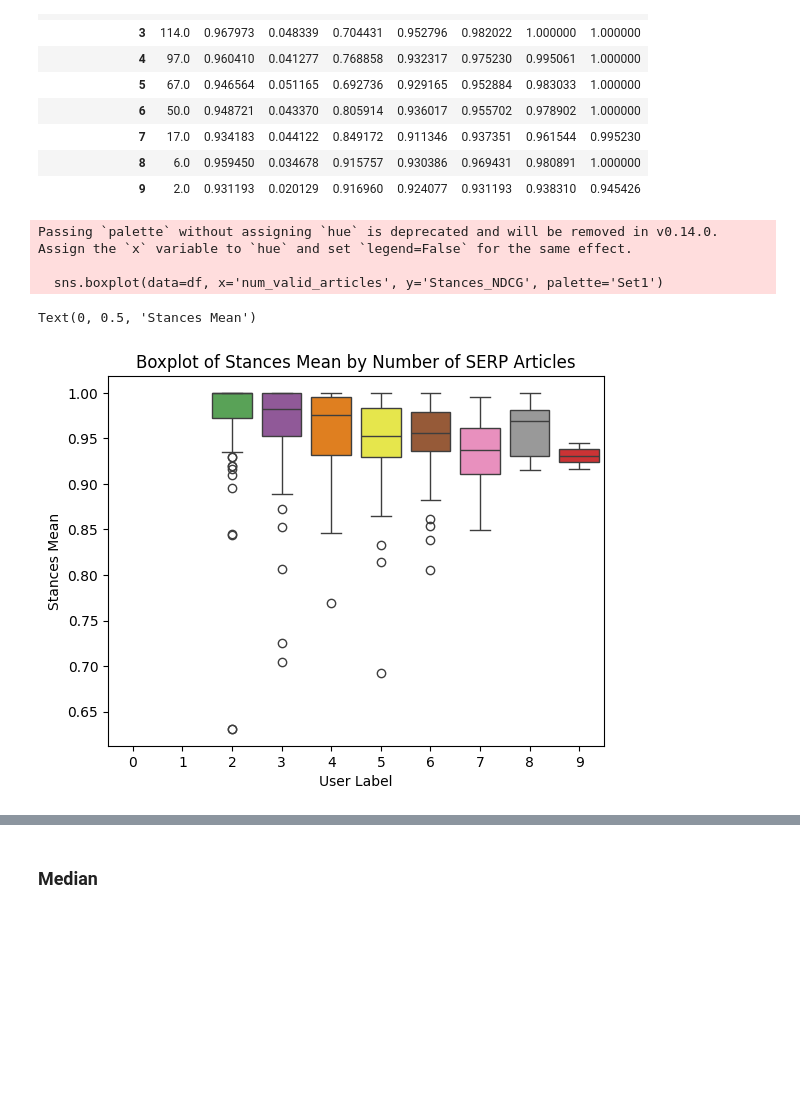
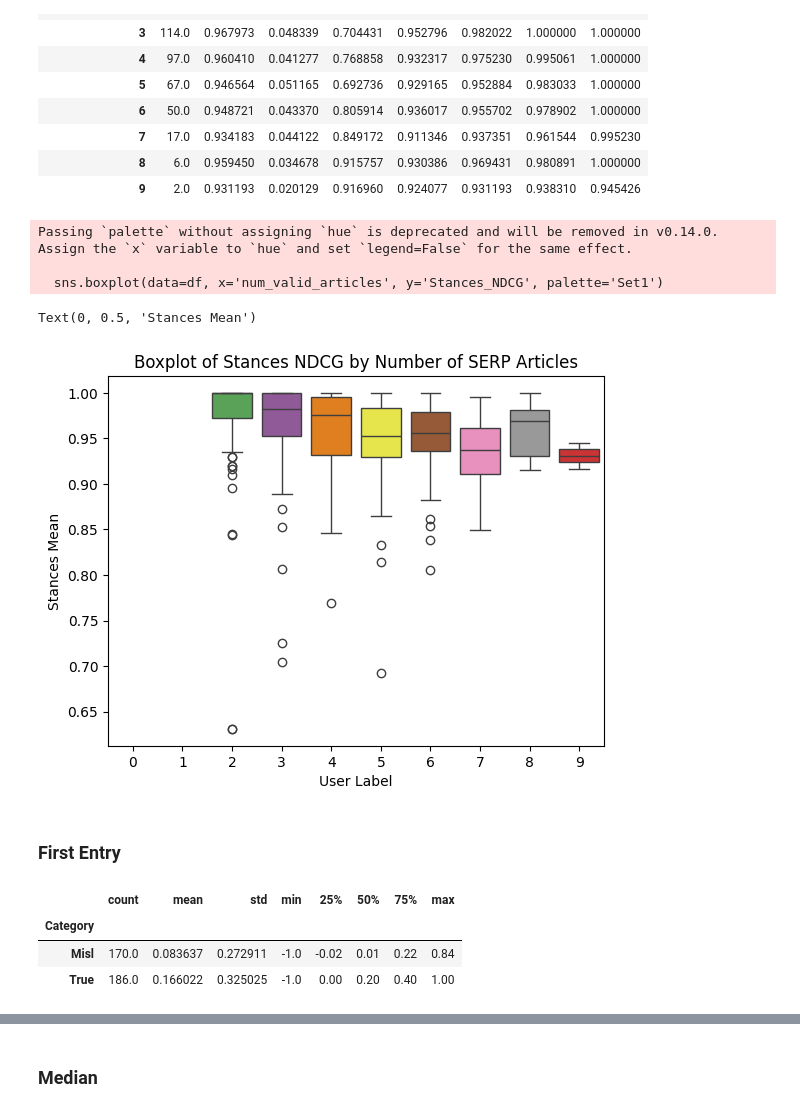
Before and after one commit to danielbauer1860/vericlaim, a Jupyter notebook: score_calculation/feature_exploration.ipynb, the cells around one changed output, grey strips where cells are left out. Drawn from its saved outputs; the diff is of its cells as text; code cells hidden in the pictures; blank space fills up the shorter version.

```diff
--- a/score_calculation/feature_exploration.ipynb
+++ b/score_calculation/feature_exploration.ipynb
@@ -66,11 +71,6 @@ def retrieve_params(label_dict_list, positions=False, headlines=False):
         for claim_pair in article['comparisons']: #this is the "article level"; here we can retrieve relative claim position and the bool headline info
             relation = claim_pair['relation']
 
-            # fm_claim_positions = []
-            # serp_claim_positions = []
-            # fm_claim_headlines = []
-            # serp_claim_headlines = []
-
             if relation == 0: #skip unrelated claims
                 continue
 
@@ -83,16 +83,8 @@ def retrieve_params(label_dict_list, positions=False, headlines=False):
                 fm_claim_headline = claim_pair['fm_claim_headline']
                 serp_claim_headline = claim_pair['serp_claim_headline']
 
-                # fm_claim_positions.append(fm_claim_position)
-                # serp_claim_positions.append(serp_claim_position)
-                # fm_claim_headlines.append(fm_claim_headline)
-                # serp_claim_headlines.append(serp_claim_headline)
             except:
                 pass
-                # fm_claim_positions.append(np.nan)
-                # serp_claim_positions.append(np.nan)
-                # fm_claim_headlines.append(np.nan)
-                # serp_claim_headlines.append(np.nan)
 
             if not positions and not headlines: #calculate article stance only based on relation
                 article_stance += relation
@@ -108,7 +100,7 @@ def retrieve_params(label_dict_list, positions=False, headlines=False):
         return np.nan
 
     article_ng_scores = np.array(article_ng_scores, dtype=float)
-    article_ng_scores = np.nan_to_num(article_ng_scores, nan=placeholder_ng_score)
+    # article_ng_scores = np.nan_to_num(article_ng_scores, nan=placeholder_ng_score)
 
     return {'article_stances': article_stances, 'article_ng_scores': article_ng_scores, 'article_serp_positions': article_serp_positions}
 # %%
@@ -280,14 +293,16 @@ df.groupby('num_valid_articles')['Stances_NDCG'].describe()
 # %%
 import matplotlib.pyplot as plt
 import seaborn as sns
 
 sns.boxplot(data=df, x='num_valid_articles', y='Stances_NDCG', palette='Set1')
-plt.title('Boxplot of Stances Mean by Number of SERP Articles')
+plt.title('Boxplot of Stances NDCG by Number of SERP Articles')
 plt.xlabel('User Label')
 plt.ylabel('Stances Mean')
 # %% [output]
 Passing `palette` without assigning `hue` is deprecated and will be removed in v0.14.0. Assign the `x` variable to `hue` and set `legend=False` for the same effect.
 
   sns.boxplot(data=df, x='num_valid_articles', y='Stances_NDCG', palette='Set1')
 Text(0, 0.5, 'Stances Mean')
-[figure, old version]
+[figure, new version]
+# %% [markdown]
+### First Entry
@@ -293,0 +326,7 @@ Text(0, 0.5, 'Stances Mean')
+# %%
+df.groupby('Category')['Stances_First'].describe()
+# %% [output]
+|  | count | mean | std | min | 25% | 50% | 75% | max |
+| Category |  |  |  |  |  |  |  |  |
+| Misl | 170.0 | 0.083637 | 0.272911 | -1.0 | -0.02 | 0.01 | 0.22 | 0.84 |
+| True | 186.0 | 0.166022 | 0.325025 | -1.0 | 0.00 | 0.20 | 0.40 | 1.00 |
```
Also changed, not shown: parts of 20 cells of this notebook, 1 other file.
